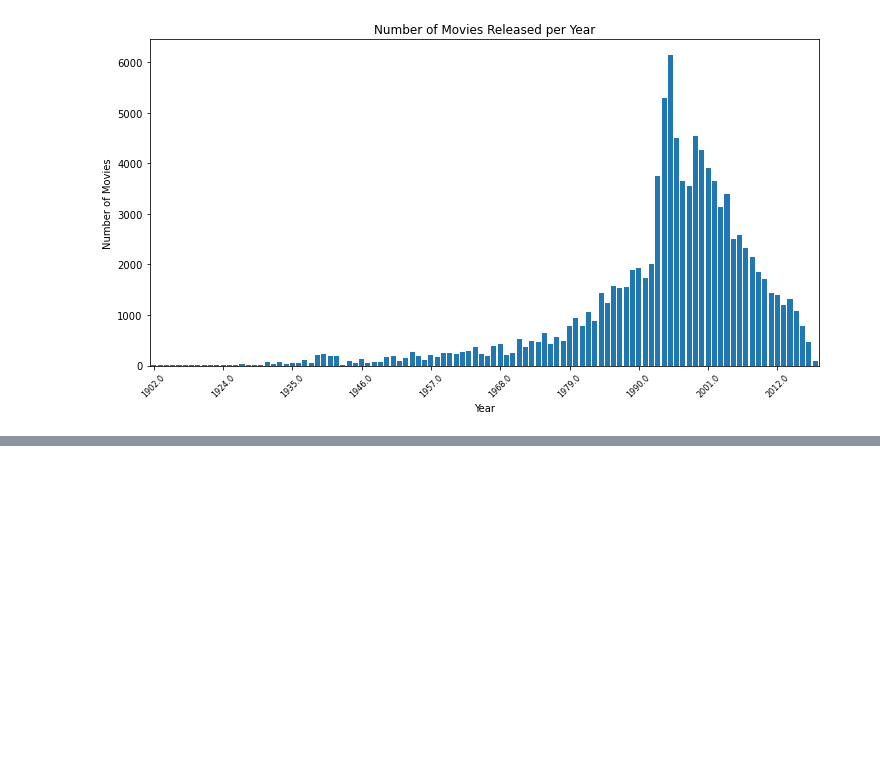
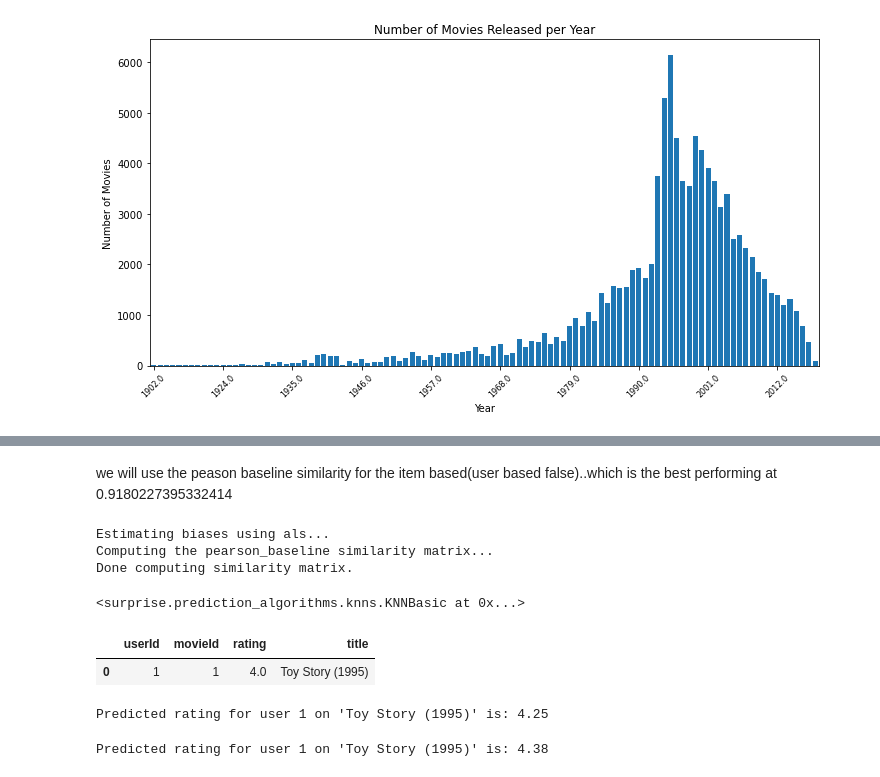
Before and after one commit to OchiengGideon/Group3_phase4_Project, a Jupyter notebook: Recommendation System.ipynb, the cells around one changed output, grey strips where cells are left out. Drawn from its saved outputs; the diff is of its cells as text; code cells hidden in the pictures; blank space fills up the shorter version.

```diff
--- a/Recommendation System.ipynb
+++ b/Recommendation System.ipynb
@@ -359,0 +511,34 @@ plt.show()
+# %% [markdown]
+we will use the peason baseline similarity for the item based(user based false)..which is the best performing at  0.9180227395332414
+# %%
+# Initialize the KNNBasic model with the desired configuration
+knn_basic_final = KNNBasic(k=15, sim_options={"name": "pearson_baseline", "user_based": False})
+
+# Fit the model to the dataset
+knn_basic_final.fit(trainset)
+# %% [output]
+Estimating biases using als...
+Computing the pearson_baseline similarity matrix...
+Done computing similarity matrix.
+<surprise.prediction_algorithms.knns.KNNBasic at 0x...>
+# %%
+df[(df['userId'] == 1) & (df['movieId'] == 1)][['userId', 'movieId', 'rating', 'title']]
+# %% [output]
+|  | userId | movieId | rating | title |
+| 0 | 1 | 1 | 4.0 | Toy Story (1995) |
+# %%
+prediction = knn_basic_final.predict(uid=1, iid=1)
+# Extract the movie title for movieId 47
+movie_title = df.loc[df['movieId'] == 1, 'title'].iloc[0]
+
+# Display the prediction
+print(f"Predicted rating for user 1 on '{movie_title}' is: {prediction.est:.2f}")
+# %% [output]
+Predicted rating for user 1 on 'Toy Story (1995)' is: 4.25
+# %%
+# Predict the rating for user 1 on movie 1 using SVD
+predictionsvd = svd_final.predict(uid=1, iid=1)
+# Display the prediction
+print(f"Predicted rating for user 1 on '{movie_title}' is: {predictionsvd.est:.2f}")
+# %% [output]
+Predicted rating for user 1 on 'Toy Story (1995)' is: 4.38
```
Also changed, not shown: parts of 26 cells of this notebook.
